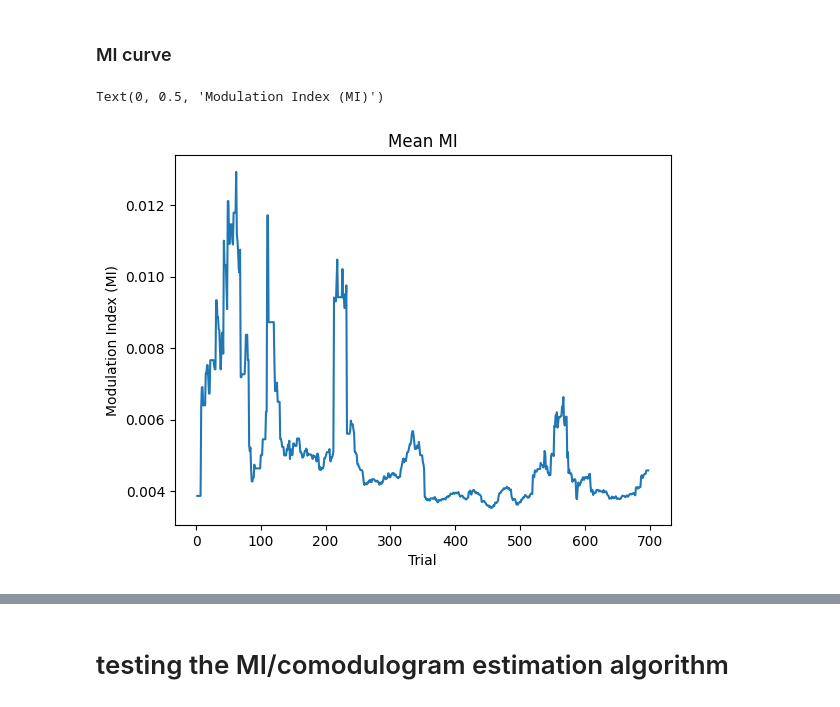
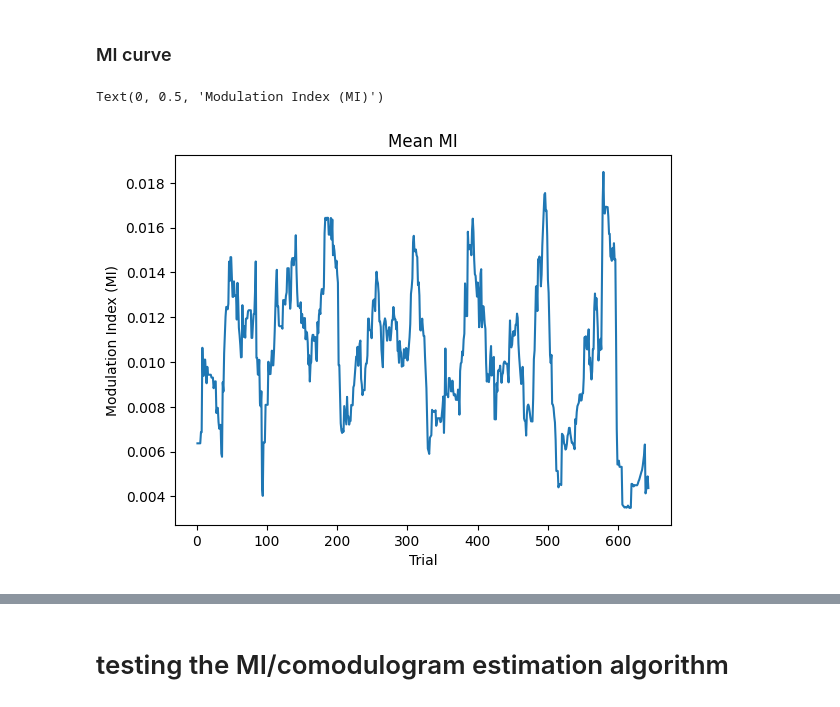
Before and after one commit to lfernandof/lfp_signals_analysis, a Jupyter notebook: consistency_check_LFP_analyses.ipynb, the cells around one changed output, grey strips where cells are left out. Drawn from its saved outputs; the diff is of its cells as text; code cells hidden in the pictures.

Commit message:
MI curve functions and corrections to the cluster mass univariate testing

```diff
--- a/consistency_check_LFP_analyses.ipynb
+++ b/consistency_check_LFP_analyses.ipynb
@@ -591,14 +590,22 @@ def max_comod_values_df(trialed_comodulograms_dict,rat_id,day_id):
 # %%
-rewarded_trials = loaded_dict.copy()
+def operation_on_comod_values_df(trialed_comodulograms_dict,session_data,rat_id,day_id,operation=max):
 
-ind_freqs = rewarded_trials.pop('ind_freqs')
-dep_freqs = rewarded_trials.pop('dep_freqs')
+  rewarded_trials = trialed_comodulograms_dict.copy()
 
-# dictionary of rewarded trials whose entries are trial:max_value_in_trial_comodulogram
-maxcomod_in_rewarded_trials = {int((key[6:])):np.average(value.flatten()) for key,value in rewarded_trials.items()}
+  ind_freqs = rewarded_trials.pop('ind_freqs')
+  dep_freqs = rewarded_trials.pop('dep_freqs')
 
-# a set of all trial ids in this session
-all_trials = set([int(trial_id) for trial_id in session_data.query('rat == 6 and day == 2').trial.unique()])
+  # dictionary of rewarded trials whose entries are trial:max_value_in_trial_comodulogram
+  operated_comod_values_in_rewarded_trials = {int((key[6:])):operation(value.flatten()) for key,value in rewarded_trials.items()}
 
-# a dictionary of non-rewarded trials whose entries are trial:NaN so we can ignore them on a rolling average
-remaining_trials = {trial:float("NaN") for trial in all_trials.difference(set(maxcomod_in_rewarded_trials.keys()))}
+  # a set of all trial ids in this session
+  all_trials = set([int(trial_id) for trial_id in session_data.query('rat == 6 and day == 2').trial.unique()])
+
+  # a dictionary of non-rewarded trials whose entries are trial:NaN so we can ignore them on a rolling average
+  remaining_trials = {trial:float("NaN") for trial in all_trials.difference(set(operated_comod_values_in_rewarded_trials.keys()))}
+
+  # combine rewarded and non-rewarded trial dictionaries
+  all_trials_dict = operated_comod_values_in_rewarded_trials | remaining_trials # | is the merge operator
+
+  #turn into dataframe, sorted by trials
+  return pd.DataFrame(all_trials_dict.items(), columns=['trial', 'oped_comod_value']).sort_values('trial')
@@ -611,8 +612,20 @@ test3 = session_maxcomod_dict.copy().set_index('trial')
+# %%
+def rolling_avg_ignoring_nan(comods_df,target_column='oped_comod_value',window_length=20,min_periods=1):
+  '''
+  two strategies prevent a major influence of NaNs, i.e. missing values from non-rewarded trials whose length was lower than our criterion duration and for whom we have not estimated comodulograms:
+      1. min_periods = 1 assures that even if 19/20 points are NaN (e.g. 1 rewarded trial followed by 19 non-rewarded ones) it'll not return a NaN.
+                            in such case the average is this sole value; this resembles the learning curve, for non-rewarded trials do not alter the cumulative progress made prior
+      2. using np.nanmean() over all values in the window [the lambda below] to ignore NaN observations upon calculating the mean
+                            (not dilluting the value of non-NaN entries by their mere presence as a 0 would)
+  '''
+
+  return comods_df[target_column].rolling(window=20,min_periods=1).apply(lambda x : np.nanmean(x)).values
 # %%
-plt.plot(test3.max_comod_value.rolling(window=20,min_periods=1).apply(lambda x : np.nanmean(x)).values)
+# Example:
+plt.plot(rolling_avg_ignoring_nan(operation_on_comod_values_df(loaded_dict,session_data.copy(),rat_id=rat_id,day_id = day_id,operation=np.mean)))
 plt.title('Mean MI')
 plt.xlabel('Trial')
 plt.ylabel('Modulation Index (MI)')
 # %% [output]
 Text(0, 0.5, 'Modulation Index (MI)')
-[figure, old version]
+[figure, new version]
```
Also changed, not shown: parts of 19 cells of this notebook.
